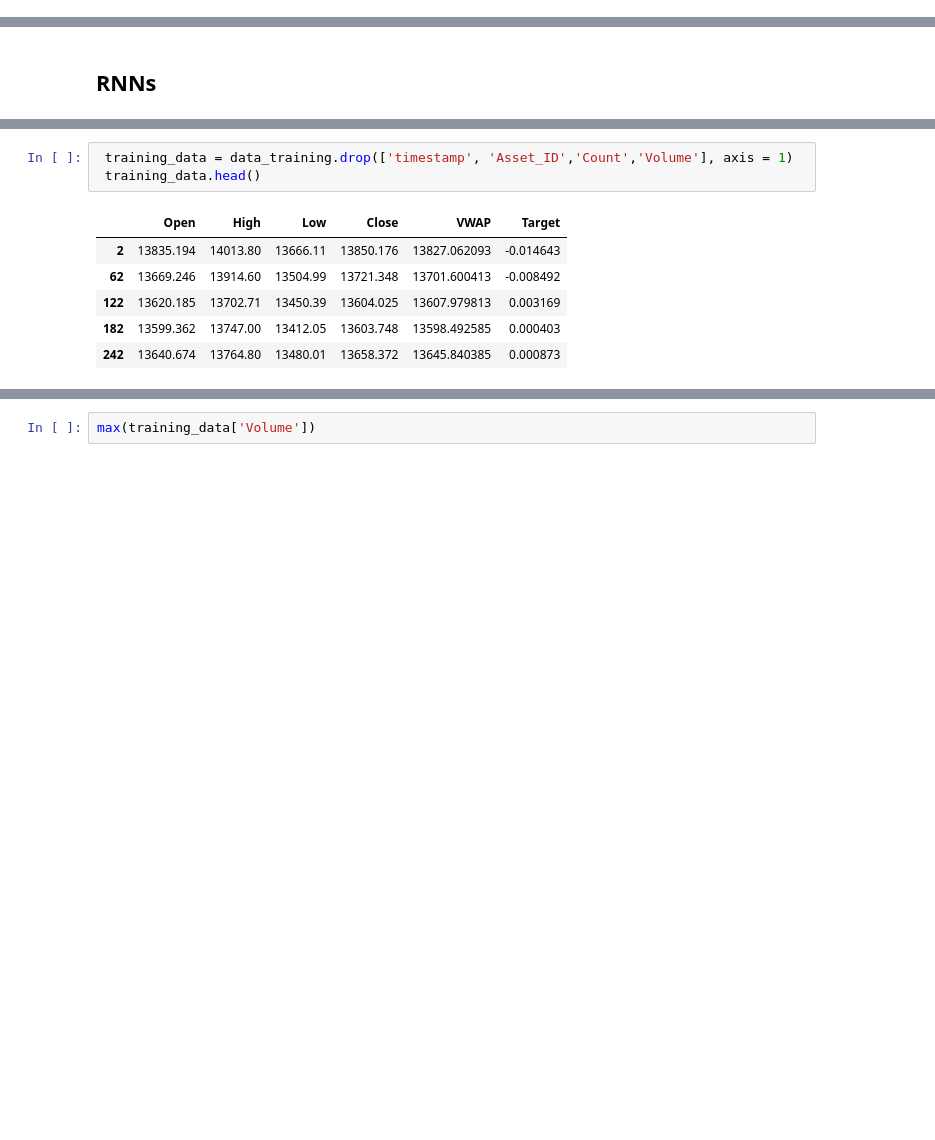
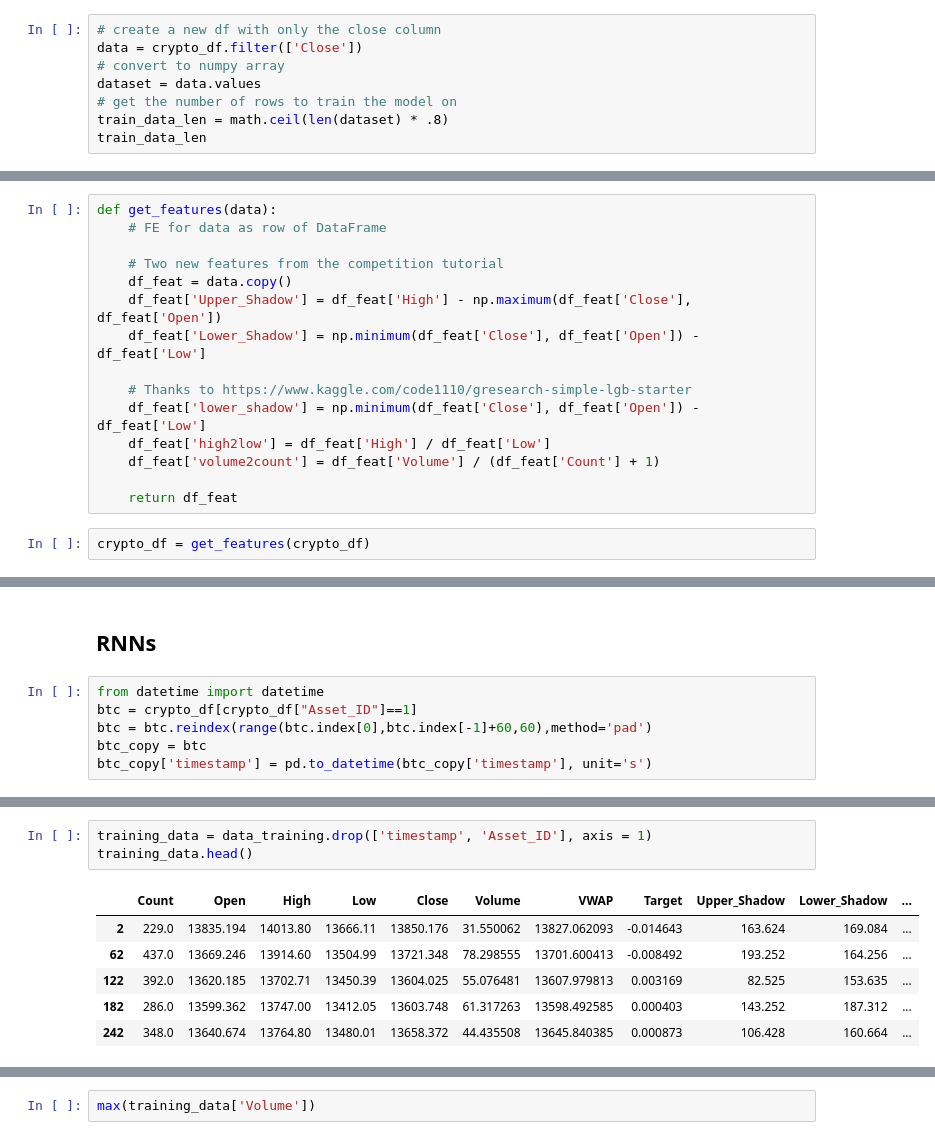
Before and after one commit to oly2/G_Research_Crypto_Competition, a Jupyter notebook: G_Research_Crypto_Competition.ipynb, the cells around one changed output, grey strips where cells are left out. Drawn from its saved outputs; the diff is of its cells as text; blank space fills up the shorter version.

```diff
--- a/G_Research_Crypto_Competition.ipynb
+++ b/G_Research_Crypto_Competition.ipynb
@@ -23,0 +99,8 @@ crypto_df.head(10)
+# %%
+# create a new df with only the close column
+data = crypto_df.filter(['Close'])
+# convert to numpy array
+dataset = data.values
+# get the number of rows to train the model on
+train_data_len = math.ceil(len(dataset) * .8)
+train_data_len
@@ -23,0 +209,17 @@ crypto_df.head(10)
+# %%
+def get_features(data):
+    # FE for data as row of DataFrame
+
+    # Two new features from the competition tutorial
+    df_feat = data.copy()
+    df_feat['Upper_Shadow'] = df_feat['High'] - np.maximum(df_feat['Close'], df_feat['Open'])
+    df_feat['Lower_Shadow'] = np.minimum(df_feat['Close'], df_feat['Open']) - df_feat['Low']
+
+    # Thanks to https://www.kaggle.com/code1110/gresearch-simple-lgb-starter
+    df_feat['lower_shadow'] = np.minimum(df_feat['Close'], df_feat['Open']) - df_feat['Low']
+    df_feat['high2low'] = df_feat['High'] / df_feat['Low']
+    df_feat['volume2count'] = df_feat['Volume'] / (df_feat['Count'] + 1)
+
+    return df_feat
+# %%
+crypto_df = get_features(crypto_df)
@@ -894,6 +1056,12 @@ array([ 0.0017499 ,  0.00179512, -0.00120474, ...,  0.004956  ,
         0.00509619,  0.00544599])
 # %% [markdown]
 ## RNNs
+# %%
+from datetime import datetime
+btc = crypto_df[crypto_df["Asset_ID"]==1]
+btc = btc.reindex(range(btc.index[0],btc.index[-1]+60,60),method='pad')
+btc_copy = btc
+btc_copy['timestamp'] = pd.to_datetime(btc_copy['timestamp'], unit='s')
 # %%
 btc_copy.head()
 # %% [output]
@@ -949,13 +1129,13 @@ data_test
 # %%
- training_data = data_training.drop(['timestamp', 'Asset_ID','Count','Volume'], axis = 1)
- training_data.head()
+training_data = data_training.drop(['timestamp', 'Asset_ID'], axis = 1)
+training_data.head()
 # %% [output]
-|  | Open | High | Low | Close | VWAP | Target |
-| 2 | 13835.194 | 14013.80 | 13666.11 | 13850.176 | 13827.062093 | -0.014643 |
-| 62 | 13669.246 | 13914.60 | 13504.99 | 13721.348 | 13701.600413 | -0.008492 |
-| 122 | 13620.185 | 13702.71 | 13450.39 | 13604.025 | 13607.979813 | 0.003169 |
-| 182 | 13599.362 | 13747.00 | 13412.05 | 13603.748 | 13598.492585 | 0.000403 |
-| 242 | 13640.674 | 13764.80 | 13480.01 | 13658.372 | 13645.840385 | 0.000873 |
+|  | Count | Open | High | Low | Close | Volume | VWAP | Target | Upper_Shadow | Lower_Shadow | ... |
+| 2 | 229.0 | 13835.194 | 14013.80 | 13666.11 | 13850.176 | 31.550062 | 13827.062093 | -0.014643 | 163.624 | 169.084 | ... |
+| 62 | 437.0 | 13669.246 | 13914.60 | 13504.99 | 13721.348 | 78.298555 | 13701.600413 | -0.008492 | 193.252 | 164.256 | ... |
+| 122 | 392.0 | 13620.185 | 13702.71 | 13450.39 | 13604.025 | 55.076481 | 13607.979813 | 0.003169 | 82.525 | 153.635 | ... |
+| 182 | 286.0 | 13599.362 | 13747.00 | 13412.05 | 13603.748 | 61.317263 | 13598.492585 | 0.000403 | 143.252 | 187.312 | ... |
+| 242 | 348.0 | 13640.674 | 13764.80 | 13480.01 | 13658.372 | 44.435508 | 13645.840385 | 0.000873 | 106.428 | 160.664 | ... |
 # %%
 training_data.tail()
 # %% [output]
```
Also changed, not shown: parts of 79 cells of this notebook.
